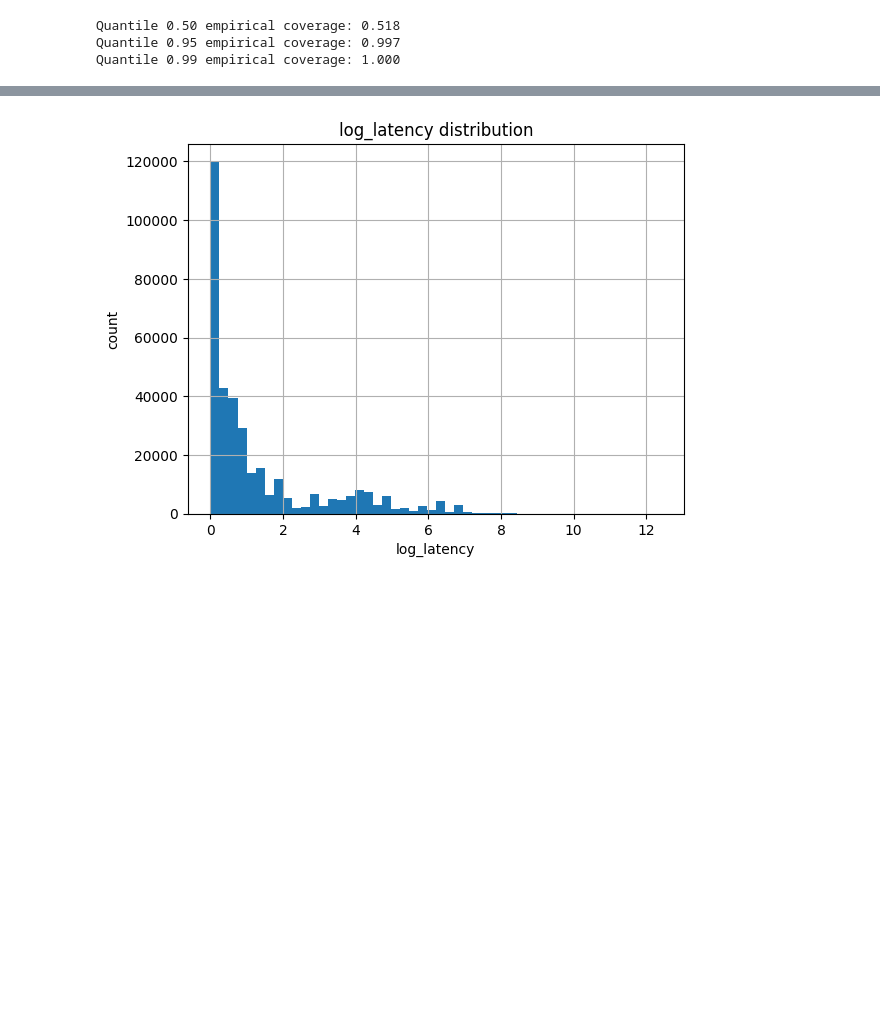
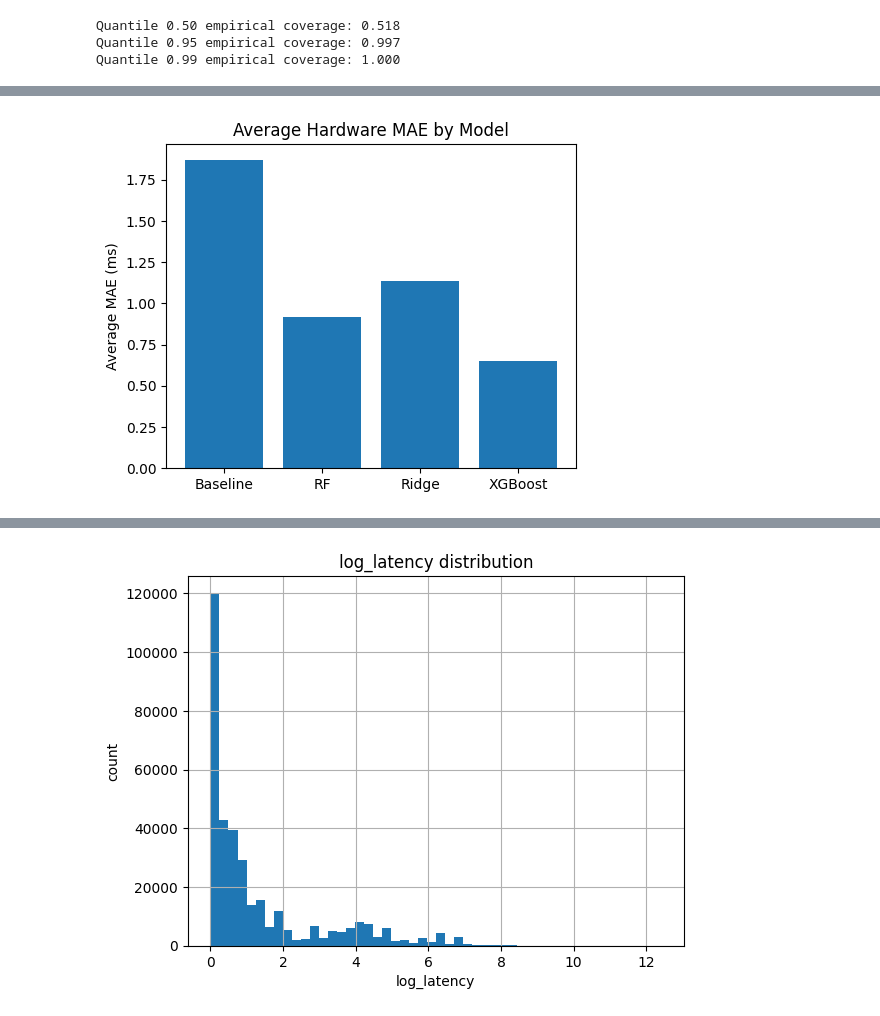
Before and after one commit to newspeedtech/381V-PQC-Perf-Modeling, a Jupyter notebook: pqc_project3.ipynb, the cells around one changed output, grey strips where cells are left out. Cells and saved outputs as stored; diff of their text form; code cells hidden in the pictures; blank space fills up the shorter version.

```diff
--- a/pqc_project3.ipynb
+++ b/pqc_project3.ipynb
@@ -1141,0 +1257,13 @@ Simple plots to understand distributions, compare algorithms, and inspect model
+# %%
+# Avg MAE by Model
+hardware = df_results[df_results["source_type"] == "hardware"].copy()
+avg_mae = hardware.groupby("model")["MAE"].mean()
+
+fig, ax = plt.subplots(figsize=(5, 4))
+ax.bar(avg_mae.index, avg_mae.values)
+ax.set_ylabel("Average MAE (ms)")
+ax.set_title("Average Hardware MAE by Model")
+plt.tight_layout()
+plt.show()
+# %% [output]
+[figure, added]
```
Also changed, not shown: parts of 30 cells of this notebook.
